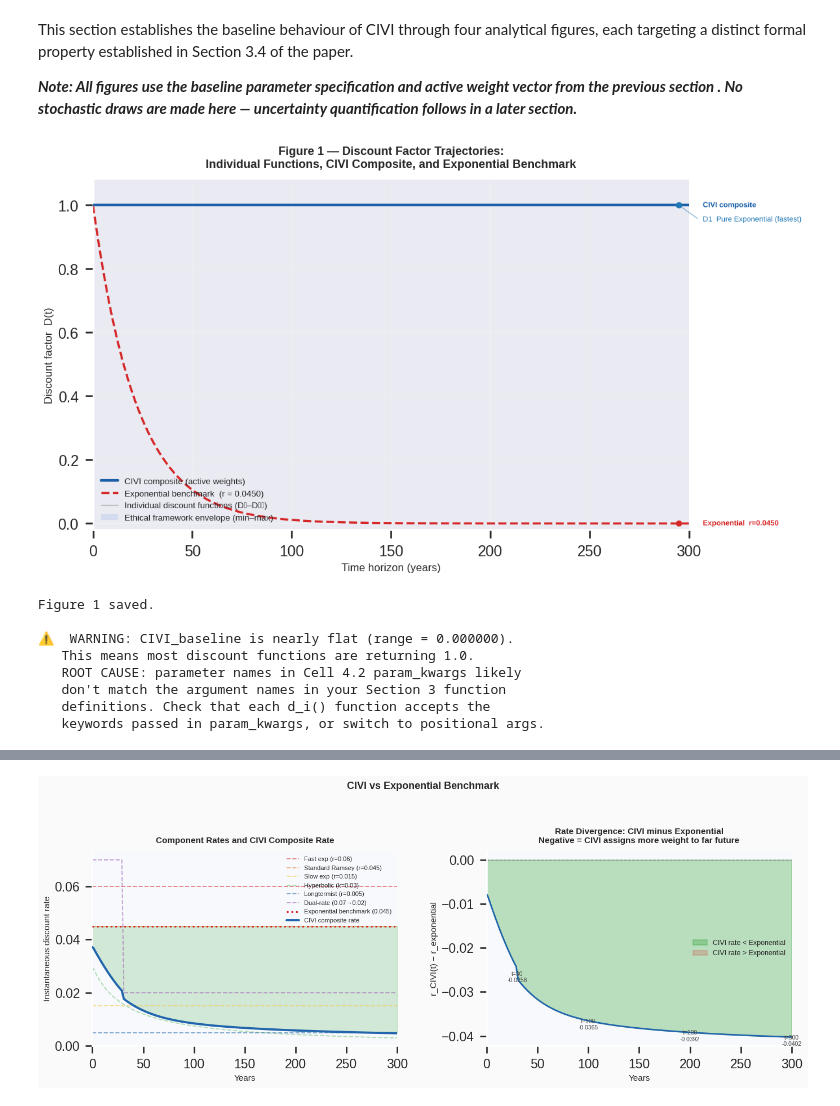
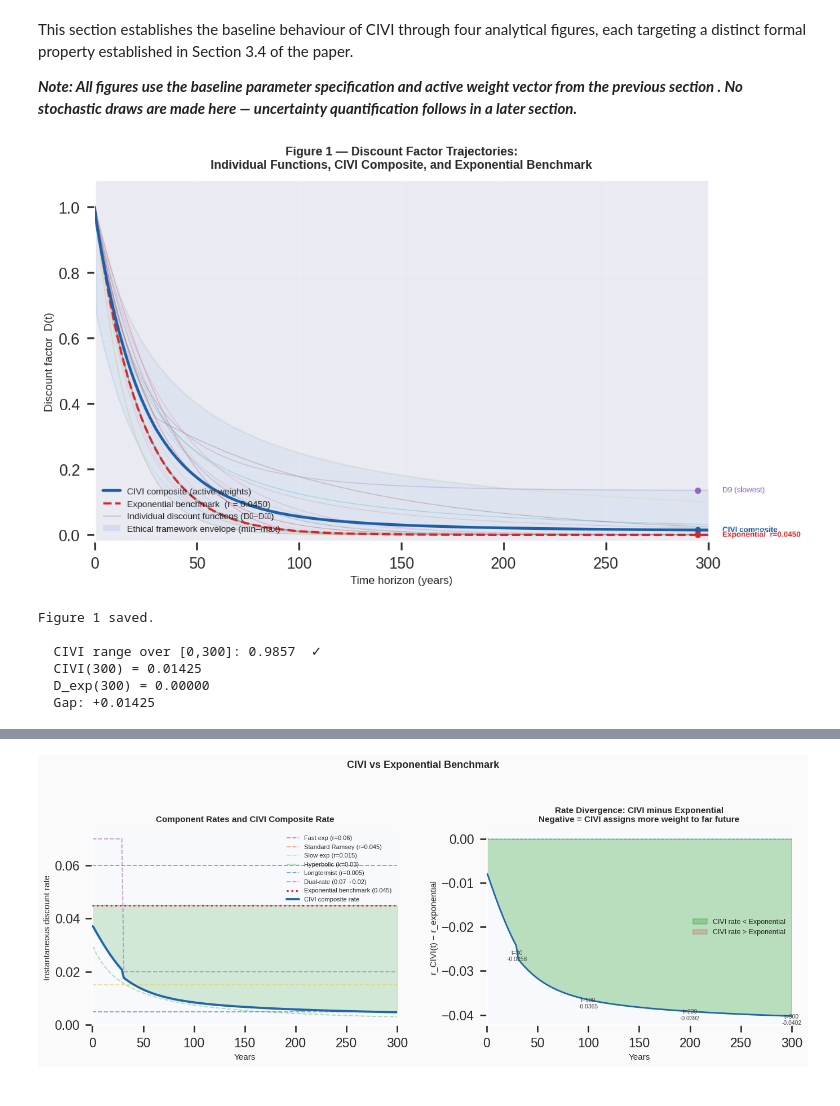
Before and after one commit to mahihshah/plural-discounting, a Jupyter notebook: CIVI_for_Plural_Discounting.ipynb, the cells around one changed output, grey strips where cells are left out. Drawn from its saved outputs; the diff is of its cells as text; code cells hidden in the pictures.

```diff
--- a/CIVI_for_Plural_Discounting.ipynb
+++ b/CIVI_for_Plural_Discounting.ipynb
@@ -1173,6 +1173,8 @@ No stochastic draws are made here — uncertainty quantification follows in a la
 import matplotlib.patheffects as pe
 from matplotlib.lines import Line2D
 import matplotlib.cm as cm
+
+function_labels = [f"D{i+1}" for i in range(D_array.shape[0])]
 
 fig, ax = plt.subplots(figsize=(14, 7))
 
@@ -1282,42 +1284,40 @@ ax.set_title(
     fontsize=13, fontweight="bold", pad=14,
 )
 ax.grid(True, alpha=0.3, linewidth=0.6)
 ax.spines[["top", "right"]].set_visible(False)
 
 plt.subplots_adjust(right=0.78)
 
 plt.savefig("fig1_discount_factor_trajectories.png", dpi=150,
             bbox_inches="tight")
 plt.show()
 
 print("Figure 1 saved.")
 print()
 
 civi_range = CIVI_baseline.max() - CIVI_baseline.min()
 if civi_range < 0.01:
     print("⚠  WARNING: CIVI_baseline is nearly flat (range = "
           f"{civi_range:.6f}).")
     print("   This means most discount functions are returning 1.0.")
     print("   ROOT CAUSE: parameter names in Cell 4.2 param_kwargs likely")
     print("   don't match the argument names in your Section 3 function")
     print("   definitions. Check that each d_i() function accepts the")
     print("   keywords passed in param_kwargs, or switch to positional args.")
     print()
 else:
     print(f"  CIVI range over [0,300]: {civi_range:.4f}  ✓")
     print(f"  CIVI(300) = {CIVI_baseline[300]:.5f}")
     print(f"  D_exp(300) = {D_exponential[300]:.5f}")
     print(f"  Gap: {CIVI_baseline[300] - D_exponential[300]:+.5f}")
 # %% [output]
-[figure, old version]
+[figure, new version]
 Figure 1 saved.
 
-⚠  WARNING: CIVI_baseline is nearly flat (range = 0.000000).
-   This means most discount functions are returning 1.0.
-   ROOT CAUSE: parameter names in Cell 4.2 param_kwargs likely
-   don't match the argument names in your Section 3 function
-   definitions. Check that each d_i() function accepts the
-   keywords passed in param_kwargs, or switch to positional args.
+  CIVI range over [0,300]: 0.9857  ✓
+  CIVI(300) = 0.01425
+  D_exp(300) = 0.00000
+  Gap: +0.01425
 # %%
 # Log-derivative: r_eff(t) = -d/dt ln CIVI(t)
 ln_CIVI    = np.log(np.maximum(CIVI_baseline, 1e-12))
```
Also changed, not shown: parts of 2 cells of this notebook.
